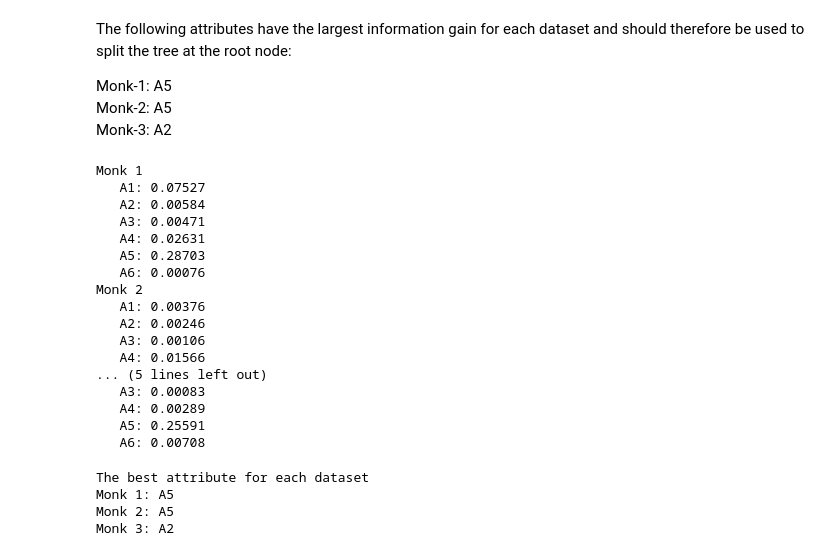
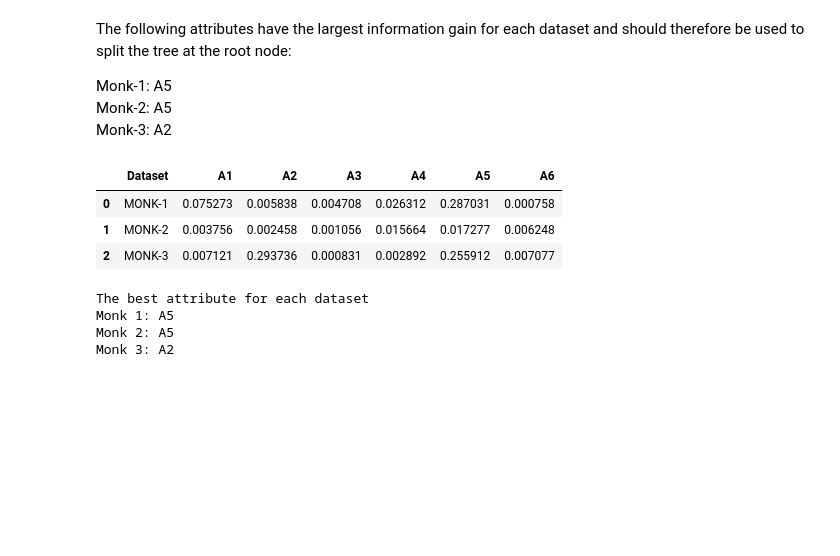
Before and after one commit to nathanansel28/DD2421, a Jupyter notebook: lab1/main.ipynb, the cells around one changed output. Cells and saved outputs as stored; diff of their text form; code cells hidden in the pictures; blank space fills up the shorter version.

```diff
--- a/lab1/main.ipynb
+++ b/lab1/main.ipynb
@@ -71,29 +86,23 @@ The following attributes have the largest information gain for each dataset and
 Monk-1: A5 \
 Monk-2: A5 \
 Monk-3: A2
-# %%
-for i, monk in enumerate([m.monk1, m.monk2, m.monk3]):
-    print(f"Monk {i+1}")
-    for attribute in m.attributes:
-        print(f"   {repr(attribute)}: {d.averageGain(monk, attribute):.5f}")
-# %% [output]
-Monk 1
-   A1: 0.07527
-   A2: 0.00584
-   A3: 0.00471
-   A4: 0.02631
-   A5: 0.28703
-   A6: 0.00076
-Monk 2
-   A1: 0.00376
-   A2: 0.00246
-   A3: 0.00106
-   A4: 0.01566
-... (5 lines left out)
-   A3: 0.00083
-   A4: 0.00289
-   A5: 0.25591
-   A6: 0.00708
+# %%
+display(
+    pd.DataFrame({
+        'Dataset': ['MONK-1', 'MONK-2', 'MONK-3'],
+        'A1': [d.averageGain(monk, m.attributes[0]) for monk in [m.monk1, m.monk2, m.monk3]],
+        'A2': [d.averageGain(monk, m.attributes[1]) for monk in [m.monk1, m.monk2, m.monk3]],
+        'A3': [d.averageGain(monk, m.attributes[2]) for monk in [m.monk1, m.monk2, m.monk3]],
+        'A4': [d.averageGain(monk, m.attributes[3]) for monk in [m.monk1, m.monk2, m.monk3]],
+        'A5': [d.averageGain(monk, m.attributes[4]) for monk in [m.monk1, m.monk2, m.monk3]],
+        'A6': [d.averageGain(monk, m.attributes[5]) for monk in [m.monk1, m.monk2, m.monk3]]
+    })
+)
+# %% [output]
+|  | Dataset | A1 | A2 | A3 | A4 | A5 | A6 |
+| 0 | MONK-1 | 0.075273 | 0.005838 | 0.004708 | 0.026312 | 0.287031 | 0.000758 |
+| 1 | MONK-2 | 0.003756 | 0.002458 | 0.001056 | 0.015664 | 0.017277 | 0.006248 |
+| 2 | MONK-3 | 0.007121 | 0.293736 | 0.000831 | 0.002892 | 0.255912 | 0.007077 |
 # %%
 print("The best attribute for each dataset")
 for i, monk in enumerate([m.monk1, m.monk2, m.monk3]):
```
Also changed, not shown: parts of 34 cells of this notebook, 2 other files.
